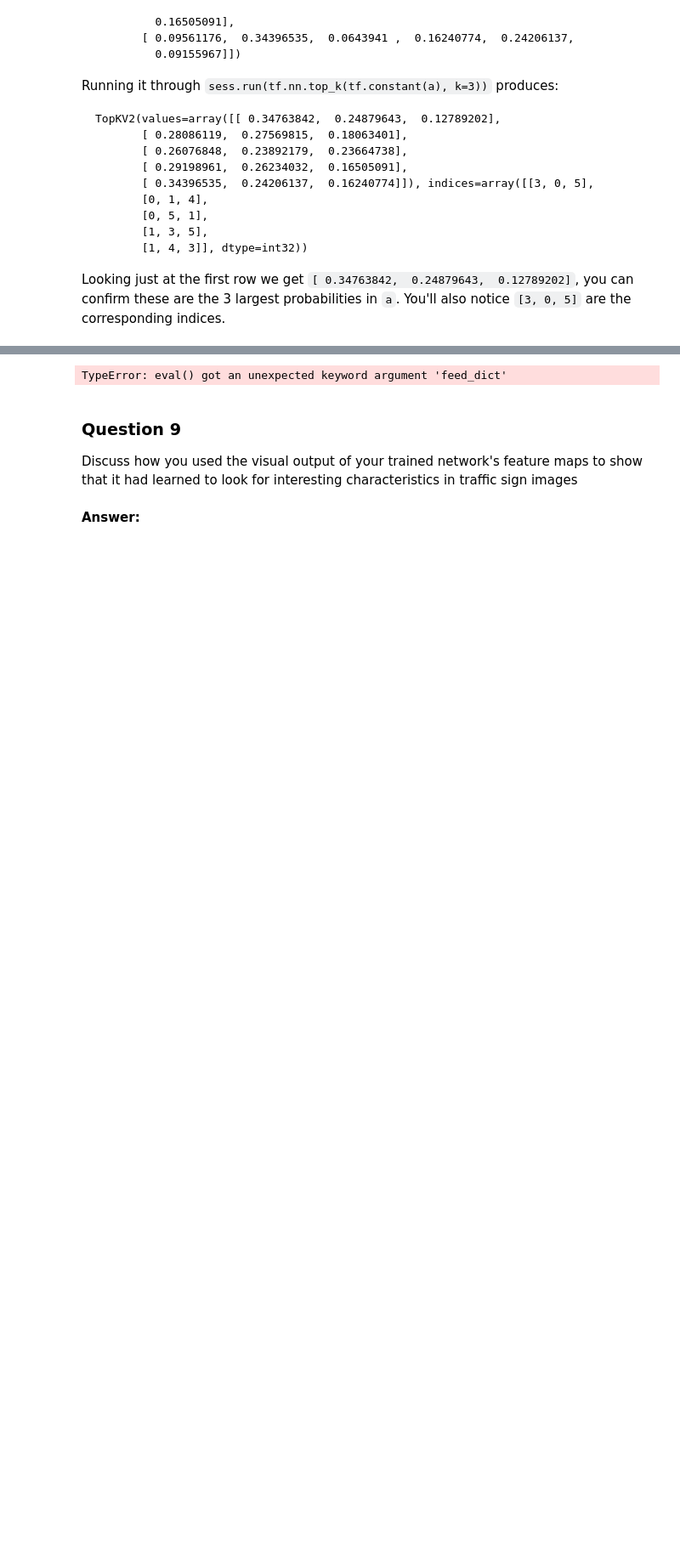
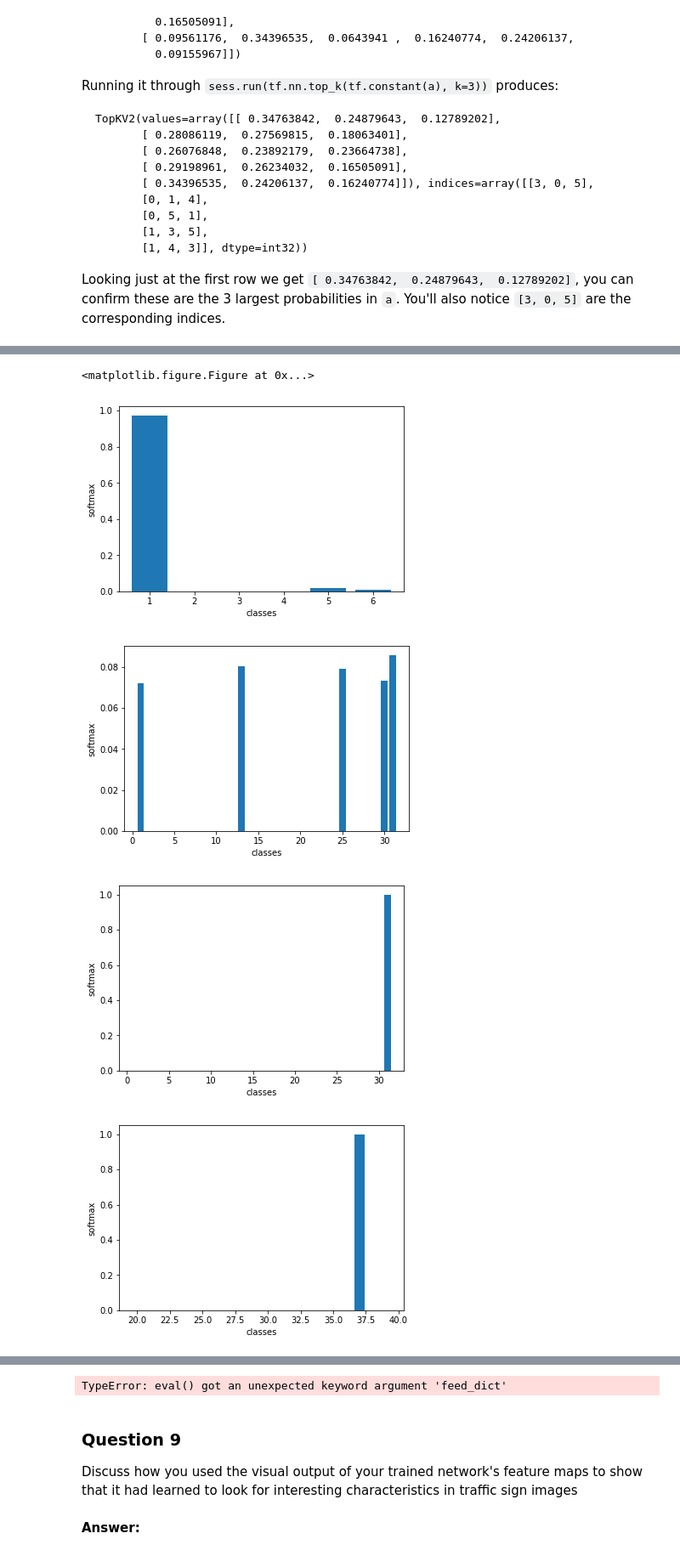
Before and after one commit to alanxiaoyi/udacity-carnd, a Jupyter notebook: CarND-Traffic-Sign-Classifier-Project/Traffic_Sign_Classifier.ipynb, the cells around one changed output, grey strips where cells are left out. Shown at 85% size. Drawn from its saved outputs; the diff is of its cells as text; code cells hidden in the pictures; blank space fills up the shorter version.

```diff
--- a/CarND-Traffic-Sign-Classifier-Project/Traffic_Sign_Classifier.ipynb
+++ b/CarND-Traffic-Sign-Classifier-Project/Traffic_Sign_Classifier.ipynb
@@ -459,7 +468,7 @@ import os
 
 # Load an color image in grayscale
 
-img=np.empty([5,32,32,3])
+img=np.empty([8,32,32,3])
 
 print(img.shape)
 i=0
@@ -593,0 +611,17 @@ TopKV2(values=array([[  9.88874197e-01,   4.99449903e-03,   1.29935960e-03,
+# %%
+#print distribution figures
+plt.subplots_adjust(left=None, bottom=None, right=None, top=None, wspace=1, hspace=None)
+
+for i in range(8):
+    fig=plt.figure()
+    plt.bar(out[1][i], (out[0][i]))
+    plt.xlabel('classes')
+    plt.ylabel('softmax')
+
+plt.show()
+# %% [output]
+<matplotlib.figure.Figure at 0x...>
+[figure, added]
+[figure, added]
+[figure, added]
+[figure, added]
```
Also changed, not shown: parts of 9 cells of this notebook, 5 other files.
